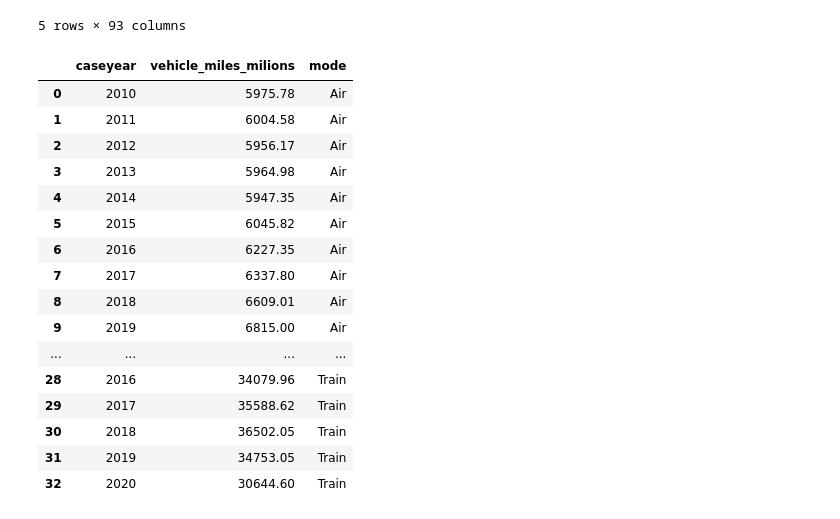
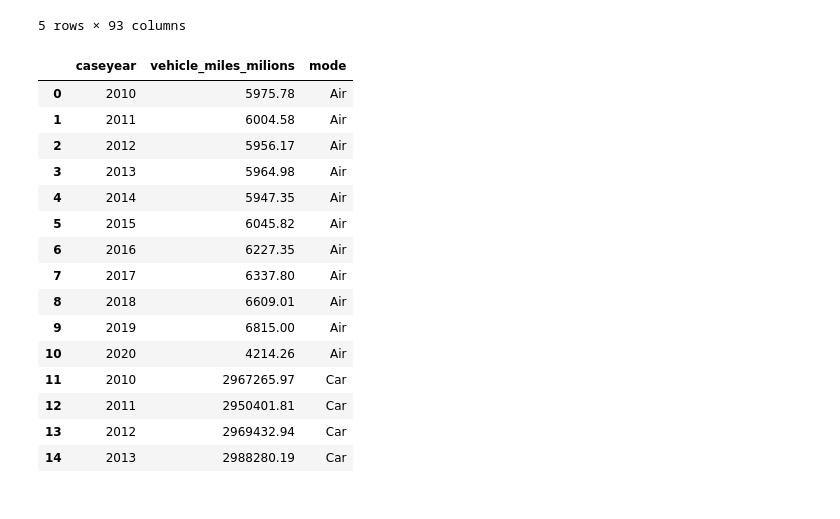
Before and after one commit to MZt92-ui/Project-1-Group-3, a Jupyter notebook: car_crash/data_analyse.ipynb, the cells around one changed output. Cells and saved outputs as stored; diff of their text form; code cells hidden in the pictures.

```diff
--- a/car_crash/data_analyse.ipynb
+++ b/car_crash/data_analyse.ipynb
@@ -41,22 +41,21 @@ fatality.head()
 | 4 | 2010 | 1 | 10005 | Alabama | 2 | 2 | NaN | 0 | NaN | NaN | ... |
 5 rows × 93 columns
 # %%
-vehicle_miles
+vehicle_miles.head(15)
 # %% [output]
 |  | caseyear | vehicle_miles_milions | mode |
 | 0 | 2010 | 5975.78 | Air |
 | 1 | 2011 | 6004.58 | Air |
 | 2 | 2012 | 5956.17 | Air |
 | 3 | 2013 | 5964.98 | Air |
 | 4 | 2014 | 5947.35 | Air |
 | 5 | 2015 | 6045.82 | Air |
 | 6 | 2016 | 6227.35 | Air |
 | 7 | 2017 | 6337.80 | Air |
 | 8 | 2018 | 6609.01 | Air |
 | 9 | 2019 | 6815.00 | Air |
-| ... | ... | ... | ... |
-| 28 | 2016 | 34079.96 | Train |
-| 29 | 2017 | 35588.62 | Train |
-| 30 | 2018 | 36502.05 | Train |
-| 31 | 2019 | 34753.05 | Train |
-| 32 | 2020 | 30644.60 | Train |
+| 10 | 2020 | 4214.26 | Air |
+| 11 | 2010 | 2967265.97 | Car |
+| 12 | 2011 | 2950401.81 | Car |
+| 13 | 2012 | 2969432.94 | Car |
+| 14 | 2013 | 2988280.19 | Car |
```
Also changed, not shown: parts of 7 cells of this notebook.
